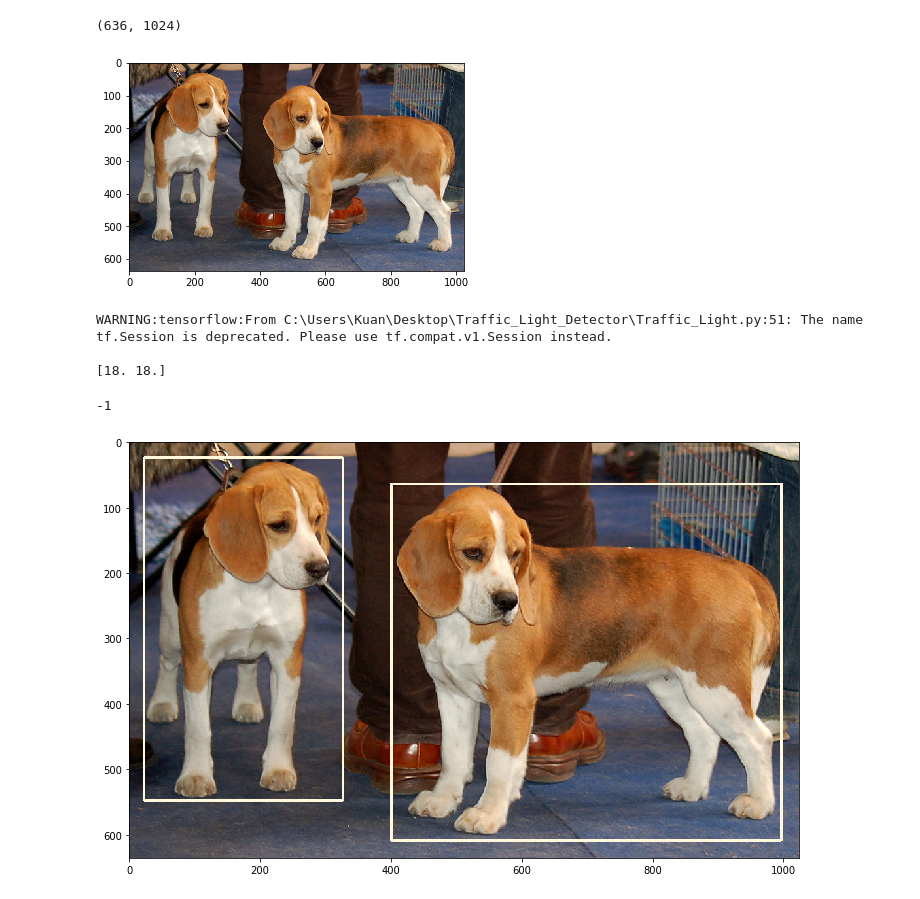
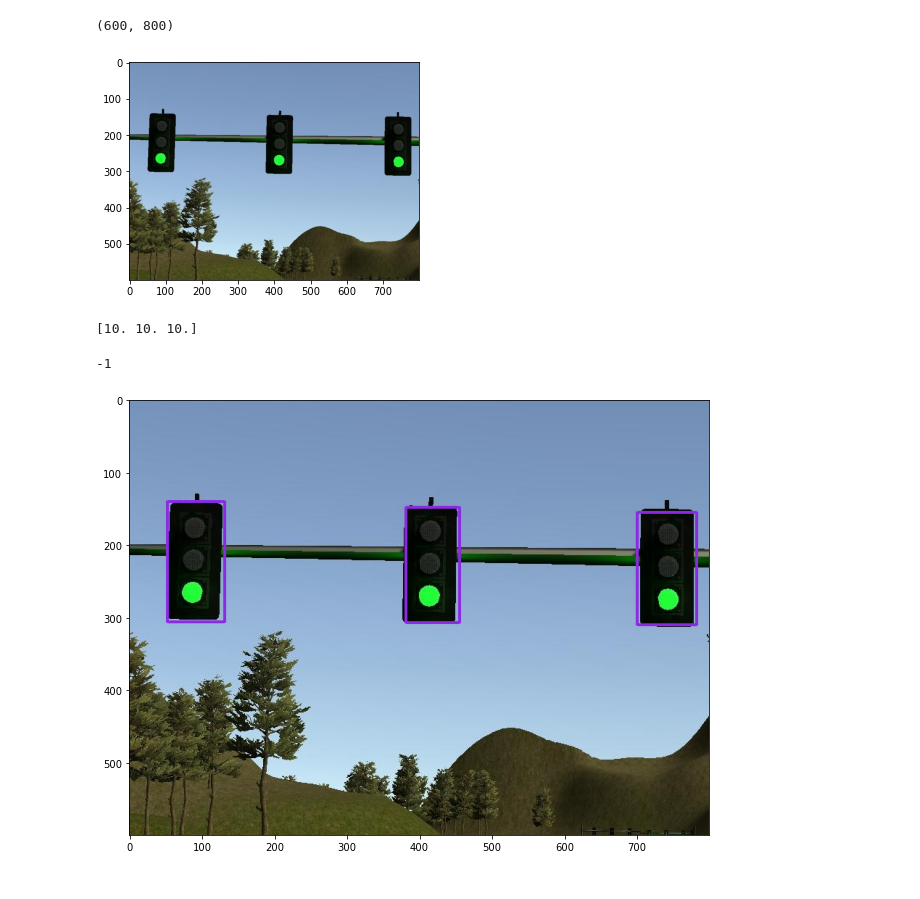
Before and after one commit to Kuan-HC/Traffic_Light_Detector, a Jupyter notebook: main.ipynb, the cells around one changed output. Saved outputs shown, nothing was run; the diff lists cells and outputs as text; code cells hidden in the pictures.

Commit message:
test simulator imge tune confidence value

```diff
--- a/main.ipynb
+++ b/main.ipynb
@@ -14,18 +14,15 @@ WARNING:tensorflow:From C:\Users\Kuan\Desktop\Traffic_Light_Detector\Traffic_Lig
 
 model loaded
 # %%
-image = cv2.imread("assets/sample1.jpg")
+image = cv2.imread("test_image/t_3.jpg")
 image2 = cv2.cvtColor(image, cv2.COLOR_BGR2RGB)
-plt.imshow(image2)
 image.shape[:2]
 # %% [output]
-(636, 1024)
+(600, 800)
-[figure, old version]
+[figure, new version]
 # %%
 detect.get_classification(image)
 # %% [output]
-WARNING:tensorflow:From C:\Users\Kuan\Desktop\Traffic_Light_Detector\Traffic_Light.py:51: The name tf.Session is deprecated. Please use tf.compat.v1.Session instead.
-
-[18. 18.]
+[10. 10. 10.]
 -1
-[figure, old version]
+[figure, new version]
```
Also changed, not shown: parts of 2 cells of this notebook, 11 other files.
